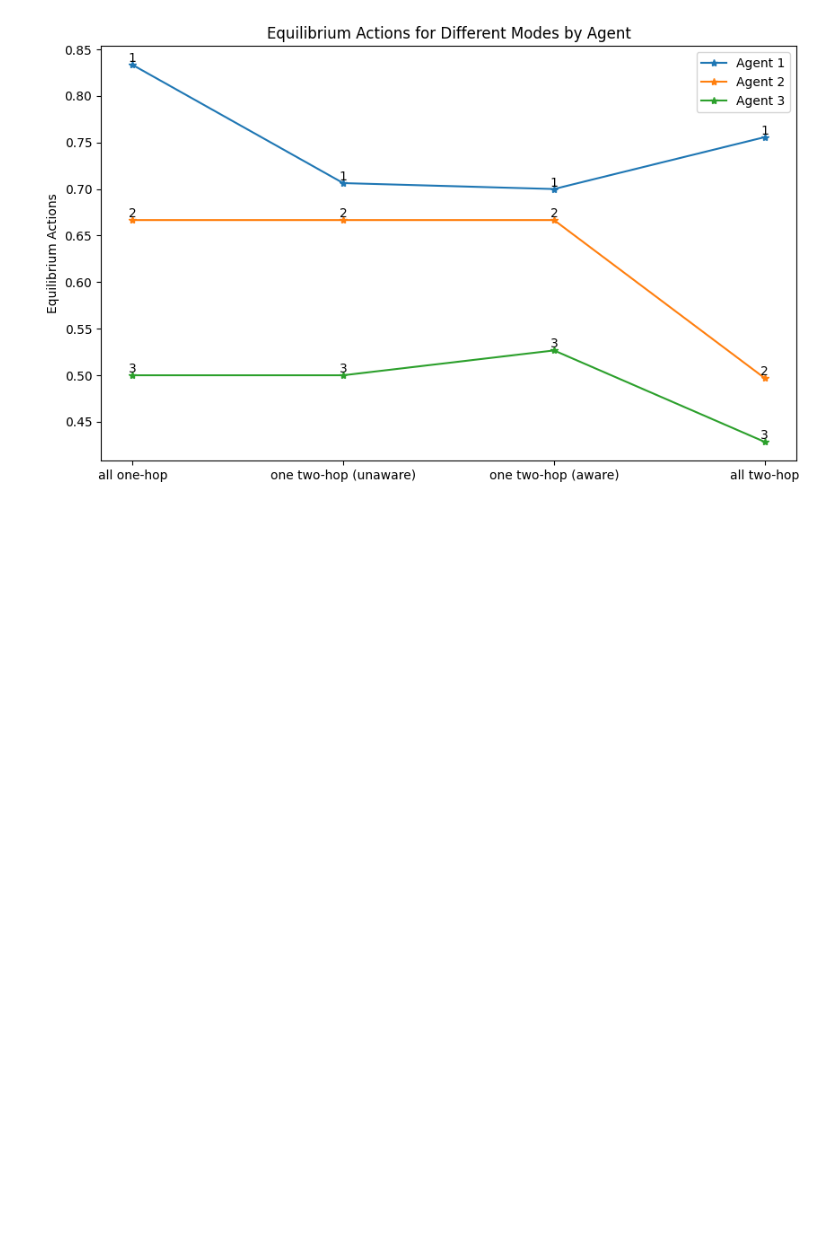
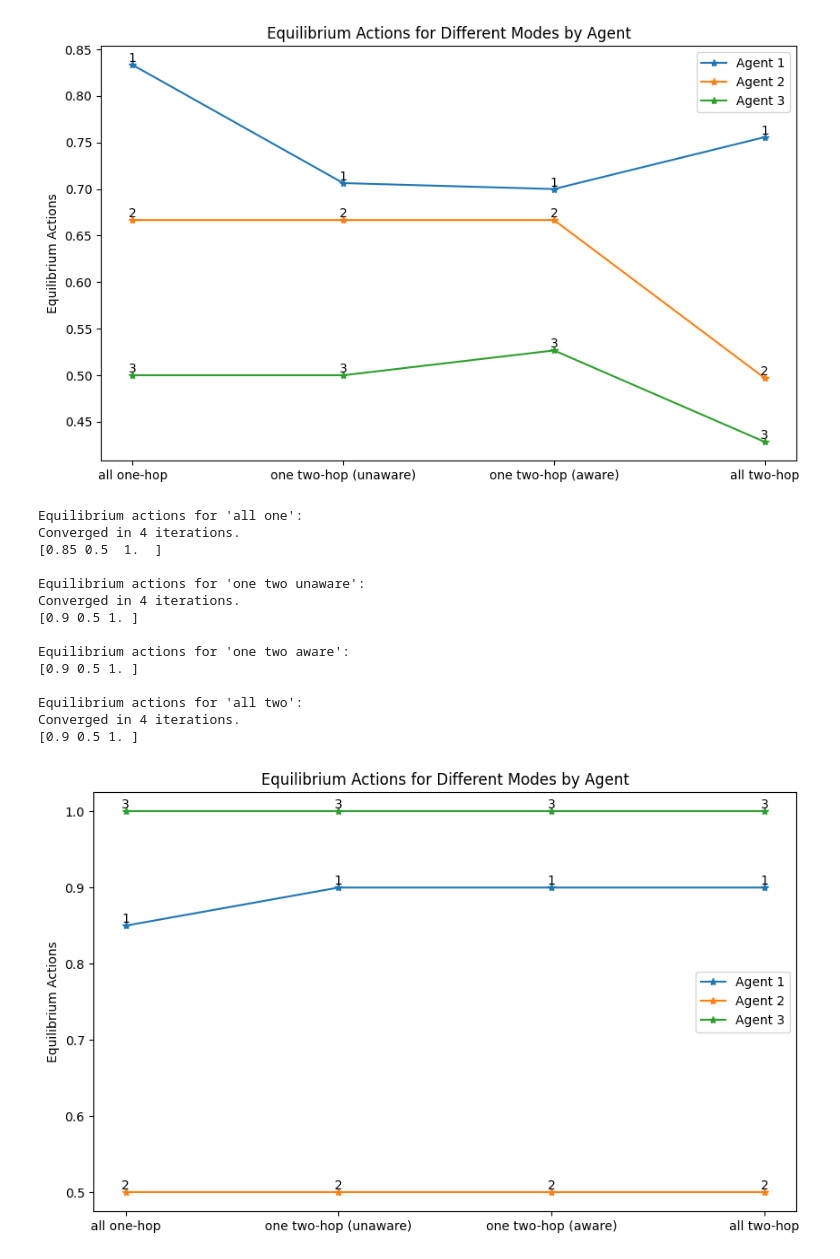
Before and after one commit to RamanEbrahimi/Research, a Jupyter notebook: K-level Network/k-hop-example_2.ipynb, the cells around one changed output. Drawn from its saved outputs; the diff is of its cells as text; code cells hidden in the pictures; blank space fills up the shorter version.

```diff
--- a/K-level Network/k-hop-example_2.ipynb
+++ b/K-level Network/k-hop-example_2.ipynb
@@ -241,3 +241,72 @@ plt.legend()
 plt.show()
 # %% [output]
 [figure]
+# %%
+G = np.array([[0, -0.1, 0.2],
+              [0, 0, 0.5],
+              [0, 0, 0]])
+
+q = np.ones(len(G))
+
+# Testing all modes
+print("Equilibrium actions for 'all one':")
+equilibrium_all_one = find_equilibrium(G, q, mode='all one')
+print(equilibrium_all_one)
+
+print("\nEquilibrium actions for 'one two unaware':")
+equilibrium_one_two = find_equilibrium(G, q, mode='one two unaware')
+print(equilibrium_one_two)
+
+print("\nEquilibrium actions for 'one two aware':")
+equilibrium_one_two_aware = find_equilibrium(G, q, mode='one two aware')
+print(equilibrium_one_two_aware)
+
+print("\nEquilibrium actions for 'all two':")
+equilibrium_all_two = find_equilibrium(G, q, mode='all two')
+print(equilibrium_all_two)
+
+# print("\nEquilibrium actions for 'all three':")
+# equilibrium_all_three = find_equilibrium(G, q, mode='all three')
+# print(equilibrium_all_three)
+
+# Create a list of equilibrium values and their corresponding labels
+equilibrium_values = np.array([equilibrium_all_one, equilibrium_one_two, equilibrium_one_two_aware, equilibrium_all_two])
+modes = ['all one-hop', 'one two-hop (unaware)', 'one two-hop (aware)', 'all two-hop']
+agents = ['Agent 1', 'Agent 2', 'Agent 3']
+
+# Define the x positions
+x = np.arange(len(modes))
+
+# Plotting the line chart
+plt.figure(figsize=(10, 6))
+
+# Adding lines for each agent
+for i, agent in enumerate(agents):
+    plt.plot(x, equilibrium_values[:, i], marker='*', label=f'Agent {i+1}')
+    for j, value in enumerate(equilibrium_values[:, i]):
+        plt.text(x[j], value, str(i+1), ha='center', va='bottom')
+
+# Adding title and labels
+plt.title('Equilibrium Actions for Different Modes by Agent')
+plt.ylabel('Equilibrium Actions')
+plt.xticks(x, modes)
+plt.legend()
+
+# Display the plot
+plt.show()
+# %% [output]
+Equilibrium actions for 'all one':
+Converged in 4 iterations.
+[0.85 0.5  1.  ]
+
+Equilibrium actions for 'one two unaware':
+Converged in 4 iterations.
+[0.9 0.5 1. ]
+
+Equilibrium actions for 'one two aware':
+[0.9 0.5 1. ]
+
+Equilibrium actions for 'all two':
+Converged in 4 iterations.
+[0.9 0.5 1. ]
+[figure, added]
```
